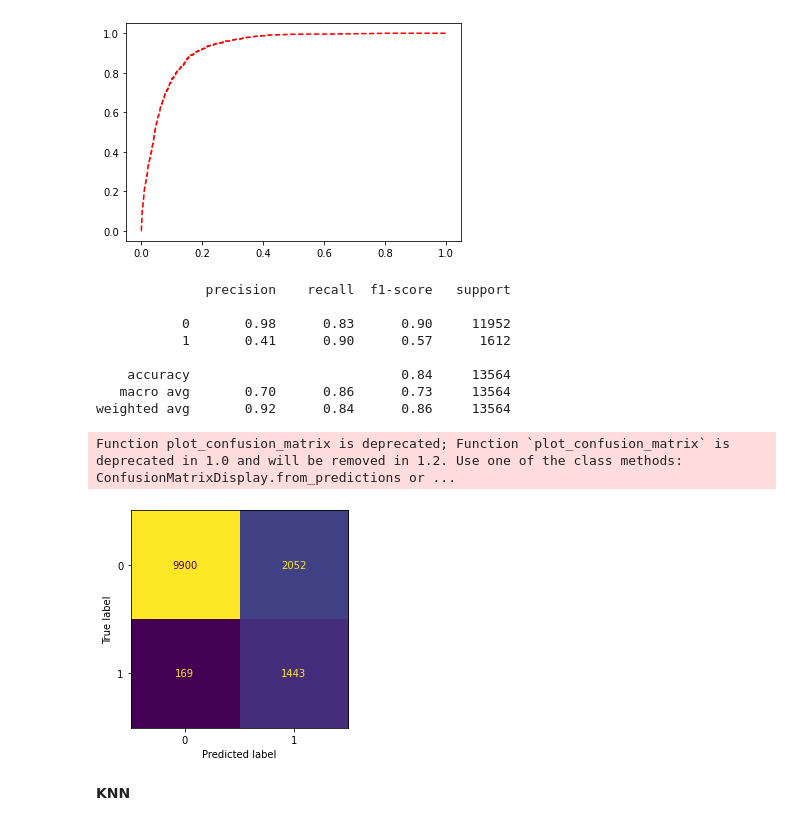
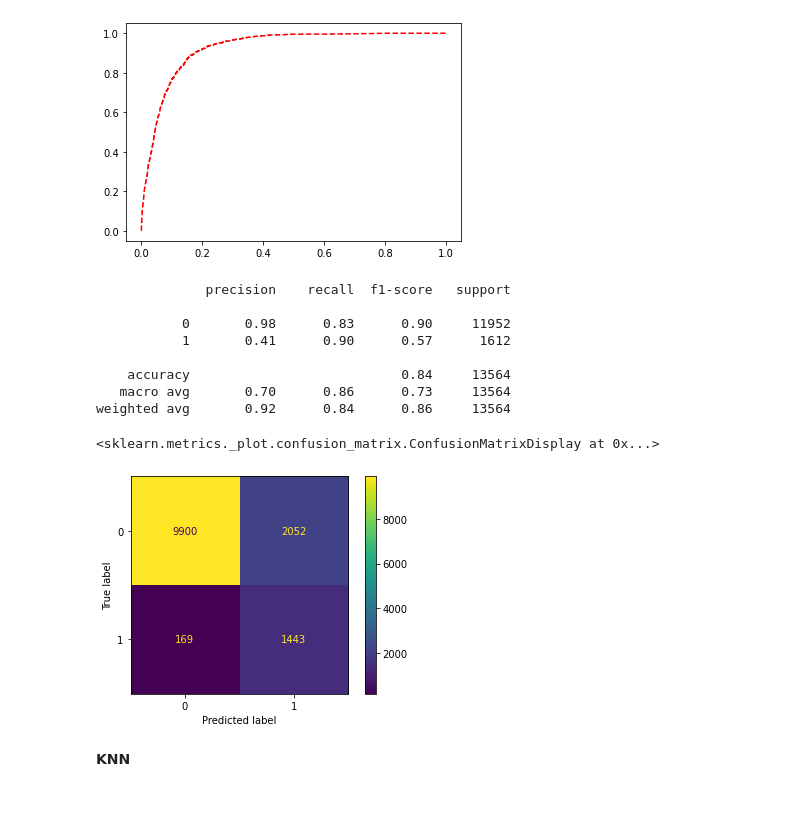
Before and after one commit to TamizharasanG/Customer-convertion-rate, a Jupyter notebook: Final_Customer_Convertion_Prediction_with_streamlit_deployment.ipynb, the cells around one changed output. Saved outputs shown, nothing was run; the diff lists cells and outputs as text; code cells hidden in the pictures.

```diff
--- a/Final_Customer_Convertion_Prediction_with_streamlit_deployment.ipynb
+++ b/Final_Customer_Convertion_Prediction_with_streamlit_deployment.ipynb
@@ -813,20 +852,22 @@ plt.plot(fpr_xgb, tpr_xgb, "r--")
 # %% [output]
 [<matplotlib.lines.Line2D at 0x...>]
 [figure]
-# %%
-plot_confusion_matrix(xgb, X_test,y_test, colorbar = False)
-print(classification_report(y_test, y_pred_xgb))
-# %% [output]
-              precision    recall  f1-score   support
-
-           0       0.98      0.83      0.90     11952
-           1       0.41      0.90      0.57      1612
-
-    accuracy                           0.84     13564
-   macro avg       0.70      0.86      0.73     13564
-weighted avg       0.92      0.84      0.86     13564
-Function plot_confusion_matrix is deprecated; Function `plot_confusion_matrix` is deprecated in 1.0 and will be removed in 1.2. Use one of the class methods: ConfusionMatrixDisplay.from_predictions or ...
-[figure, removed]
+# %%
+confusion_matrix(y_test, y_pred_xgb)
+disp_knn = ConfusionMatrixDisplay(confusion_matrix(y_test, y_pred_xgb), display_labels = xgb.classes_)
+print(classification_report(y_test, y_pred_xgb))
+disp_knn.plot()
+# %% [output]
+              precision    recall  f1-score   support
+
+           0       0.98      0.83      0.90     11952
+           1       0.41      0.90      0.57      1612
+
+    accuracy                           0.84     13564
+   macro avg       0.70      0.86      0.73     13564
+weighted avg       0.92      0.84      0.86     13564
+<sklearn.metrics._plot.confusion_matrix.ConfusionMatrixDisplay at 0x...>
+[figure, added]
 # %% [markdown]
 **KNN**
 # %%
```
Also changed, not shown: parts of 33 cells of this notebook.
